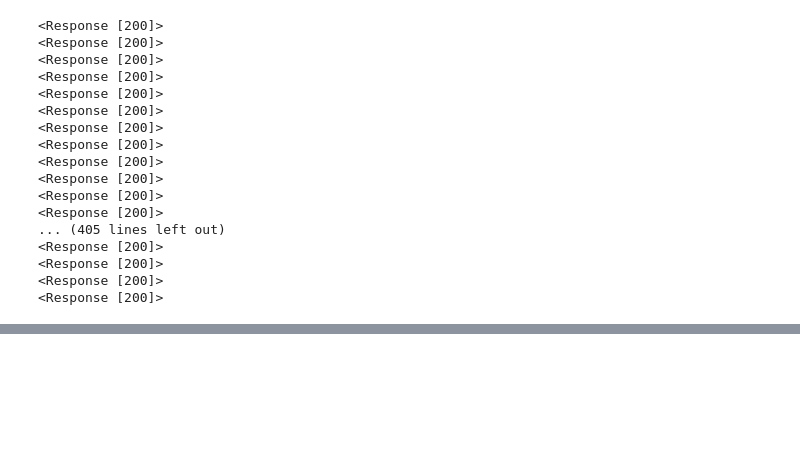
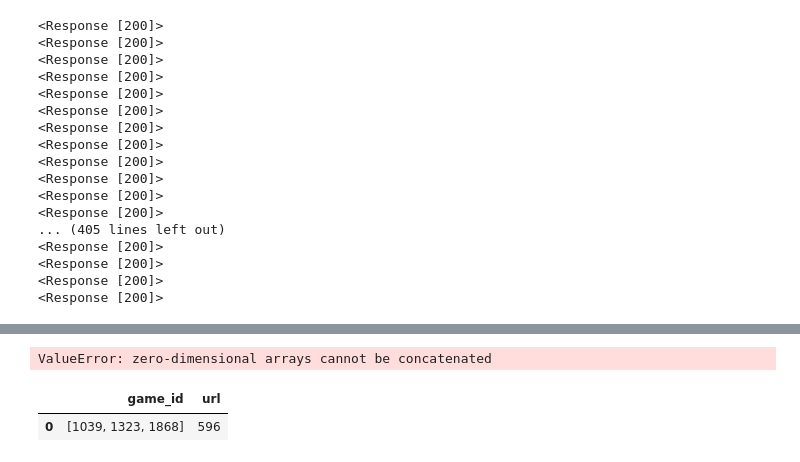
Before and after one commit to DiamondTop/gamingproject, a Jupyter notebook: Video_Game_Col_Project/Gaming project API.ipynb, the cells around one changed output, grey strips where cells are left out. Cells and saved outputs as stored; diff of their text form; code cells hidden in the pictures; blank space fills up the shorter version.

```diff
--- a/Video_Game_Col_Project/Gaming project API.ipynb
+++ b/Video_Game_Col_Project/Gaming project API.ipynb
@@ -71,0 +221,17 @@ for item in rates:
+# %%
+lst_col = 'keywords'
+r = pd.DataFrame({
+      col:np.repeat(df_p[col].values, df_p[lst_col].str.len())
+      for col in df_p.columns.drop(lst_col)}
+    ).assign(**{lst_col:np.concatenate(df_p[lst_col].values)})[df_p.columns]
+# %% [output]
+ValueError: zero-dimensional arrays cannot be concatenated
+# %%
+keywords = df_p.loc[:,'keywords']
+df = pd.DataFrame(list(zip(keywords, ids)),
+               columns =['game_id', 'url'])
+# %%
+df
+# %% [output]
+|  | game_id | url |
+| 0 | [1039, 1323, 1868] | 596 |
```
Also changed, not shown: parts of 35 cells of this notebook, 2 other files.
